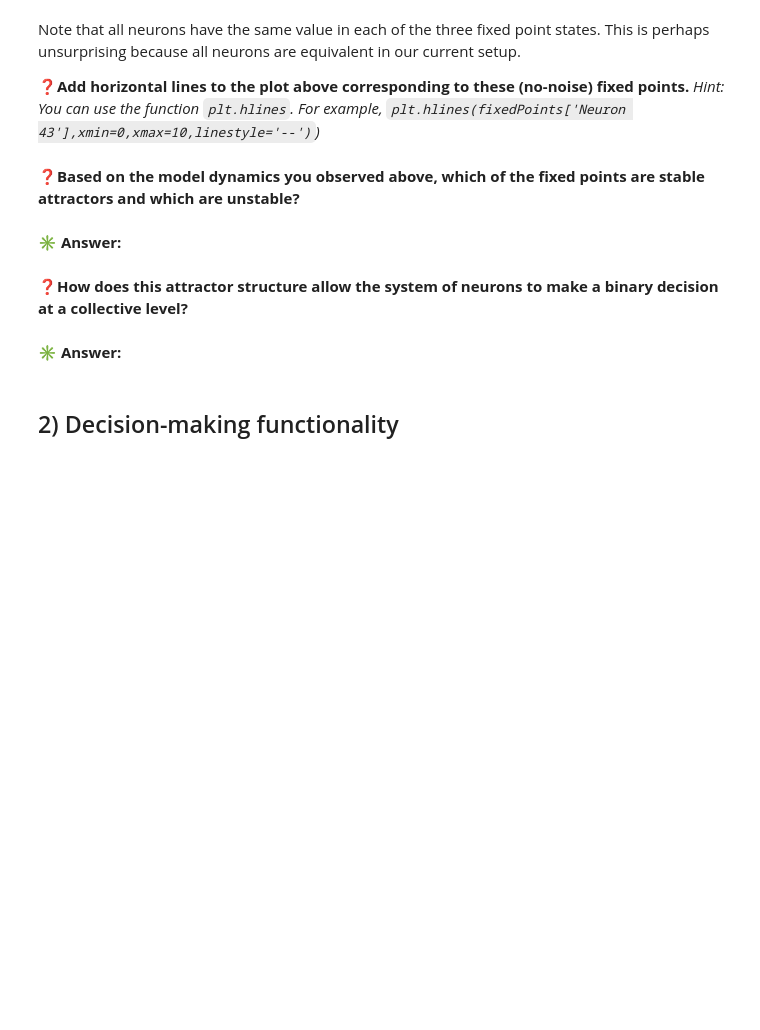
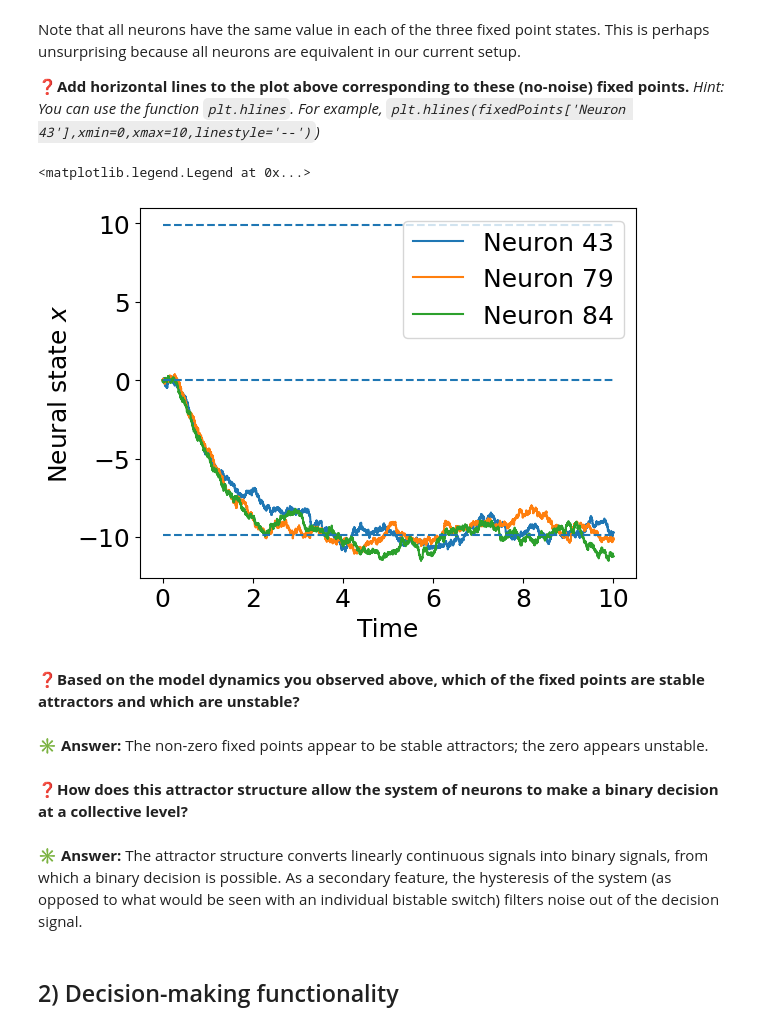
Before and after one commit to peterdresslar/CAS-503-Collectives, a Jupyter notebook: zaphod/5-Decisions.ipynb, the cells around one changed output. Saved outputs shown, nothing was run; the diff lists cells and outputs as text; code cells hidden in the pictures; blank space fills up the shorter version.

```diff
--- a/zaphod/5-Decisions.ipynb
+++ b/zaphod/5-Decisions.ipynb
@@ -98,14 +102,26 @@ Note that all neurons have the same value in each of the three fixed point state
 ❓**Add horizontal lines to the plot above corresponding to these (no-noise) fixed points.**  *Hint: You can use the function `plt.hlines`.  For example, `plt.hlines(fixedPoints['Neuron 43'],xmin=0,xmax=10,linestyle='--')`)*
 # %%
 # ✳️ Answer:
+
+simData['Neuron 43'].plot()
+simData['Neuron 79'].plot()
+simData['Neuron 84'].plot()
+plt.ylabel('Neural state $x$')
+
+plt.hlines(fixedPoints['Neuron 43'],xmin=0,xmax=10,linestyle='--')
+
+plt.legend()
+# %% [output]
+<matplotlib.legend.Legend at 0x...>
+[figure, added]
 # %% [markdown]
 ❓**Based on the model dynamics you observed above, which of the fixed points are stable attractors and which are unstable?**
 # %% [markdown]
-✳️ **Answer:**
+✳️ **Answer:**  The non-zero fixed points appear to be stable attractors; the zero appears unstable.
 # %% [markdown]
 ❓**How does this attractor structure allow the system of neurons to make a binary decision at a collective level?**
 # %% [markdown]
-✳️ **Answer:**
+✳️ **Answer:** The attractor structure converts linearly continuous signals into binary signals, from which a binary decision is possible. As a secondary feature, the hysteresis of the system (as opposed to what would be seen with an individual bistable switch) filters noise out of the decision signal.
 # %% [markdown]
 ## 2) Decision-making functionality
 # %% [markdown]
```
Also changed, not shown: parts of 12 cells of this notebook.
